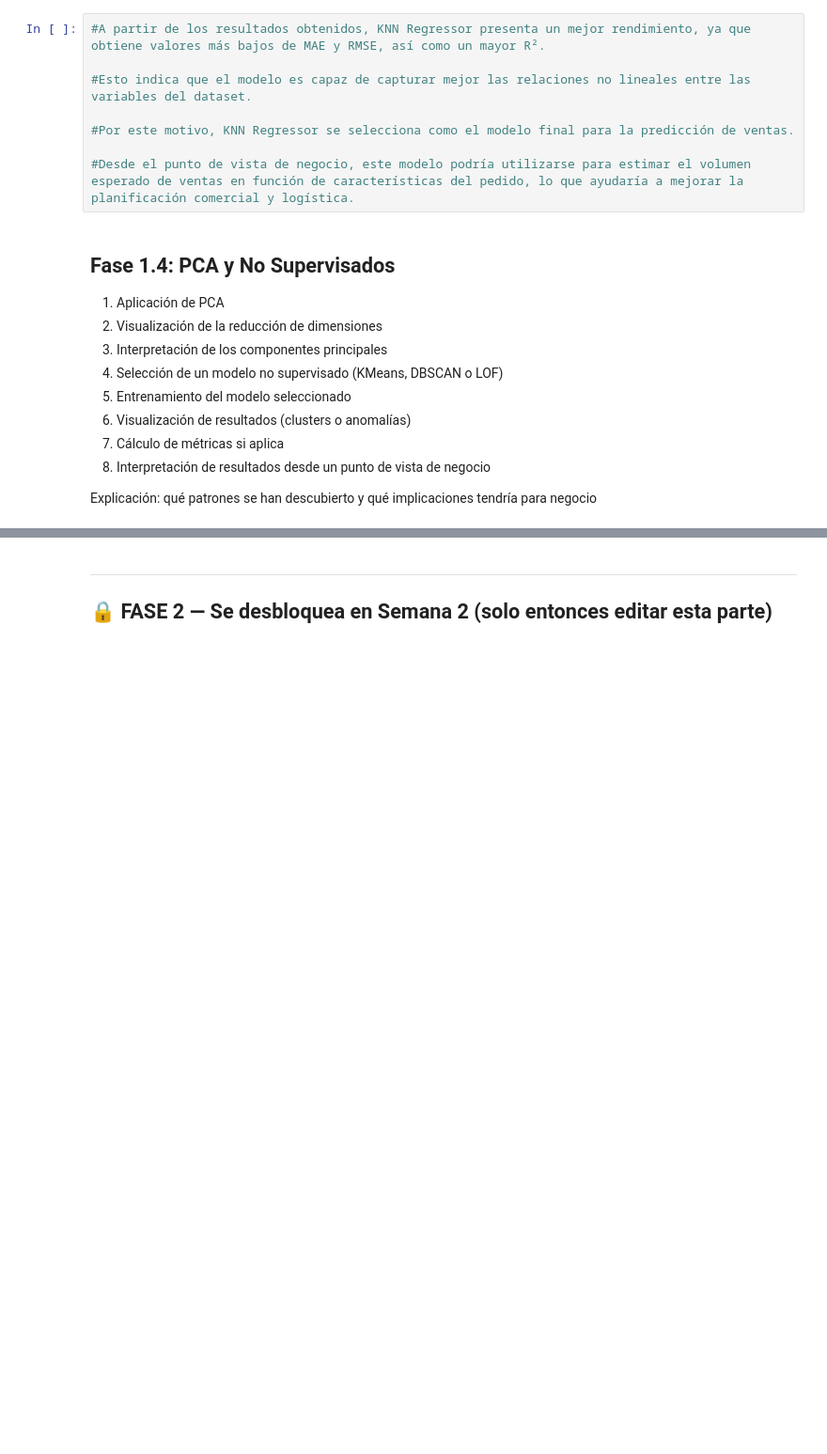
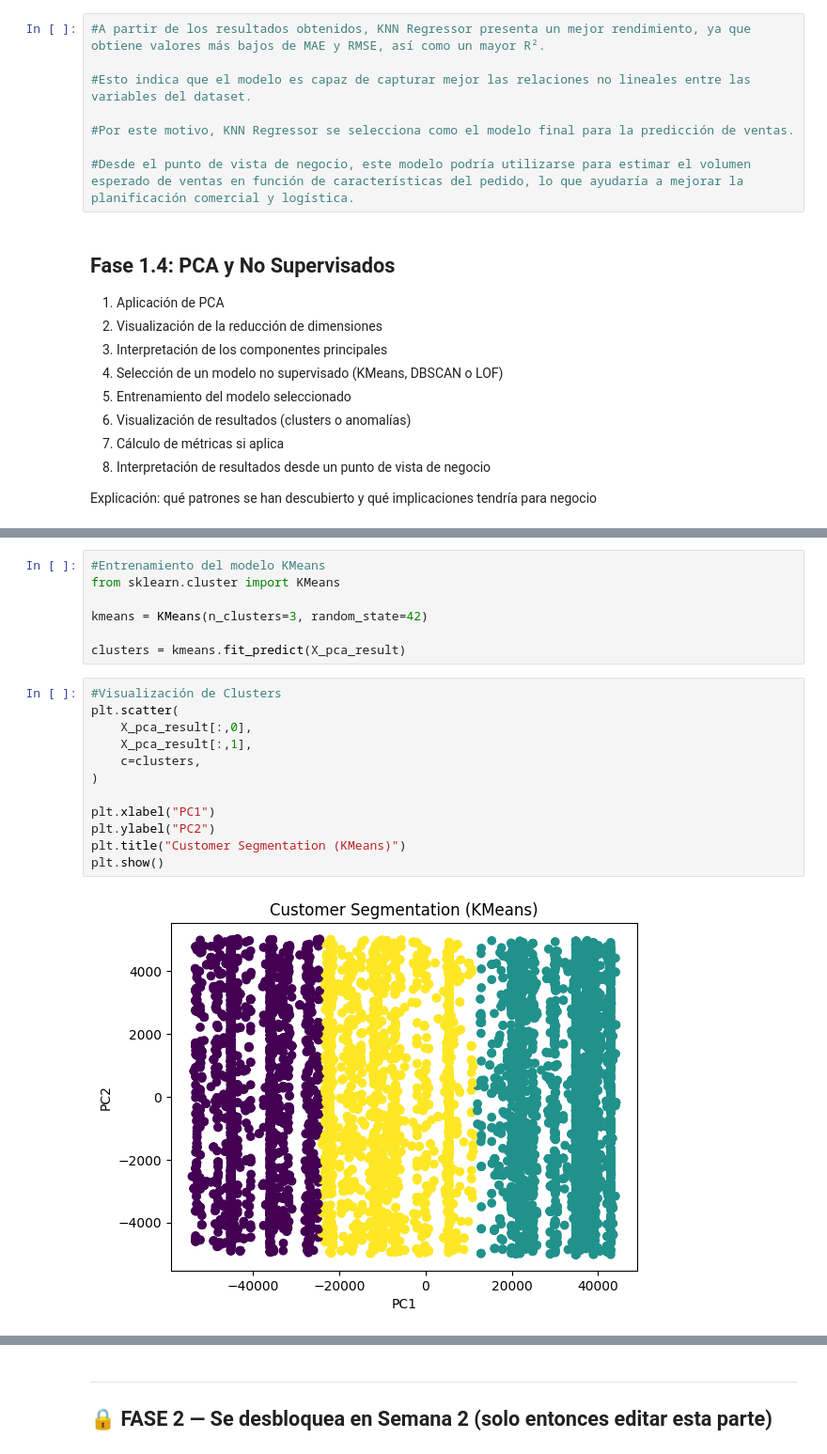
Before and after one commit to sofibarbeito/INESDI_Data-Science_ML_IA, a Jupyter notebook: [00] - Workshops/Workshop_ML_PartTime.ipynb, the cells around one changed output, grey strips where cells are left out. Shown at 94% size. Drawn from its saved outputs; the diff is of its cells as text; blank space fills up the shorter version.

```diff
--- a/[00] - Workshops/Workshop_ML_PartTime.ipynb
+++ b/[00] - Workshops/Workshop_ML_PartTime.ipynb
@@ -562,0 +593,21 @@ Explicación: qué patrones se han descubierto y qué implicaciones tendría par
+# %%
+#Entrenamiento del modelo KMeans
+from sklearn.cluster import KMeans
+
+kmeans = KMeans(n_clusters=3, random_state=42)
+
+clusters = kmeans.fit_predict(X_pca_result)
+# %%
+#Visualización de Clusters
+plt.scatter(
+    X_pca_result[:,0],
+    X_pca_result[:,1],
+    c=clusters,
+)
+
+plt.xlabel("PC1")
+plt.ylabel("PC2")
+plt.title("Customer Segmentation (KMeans)")
+plt.show()
+# %% [output]
+[figure, added]
```
Also changed, not shown: parts of 6 cells of this notebook.
